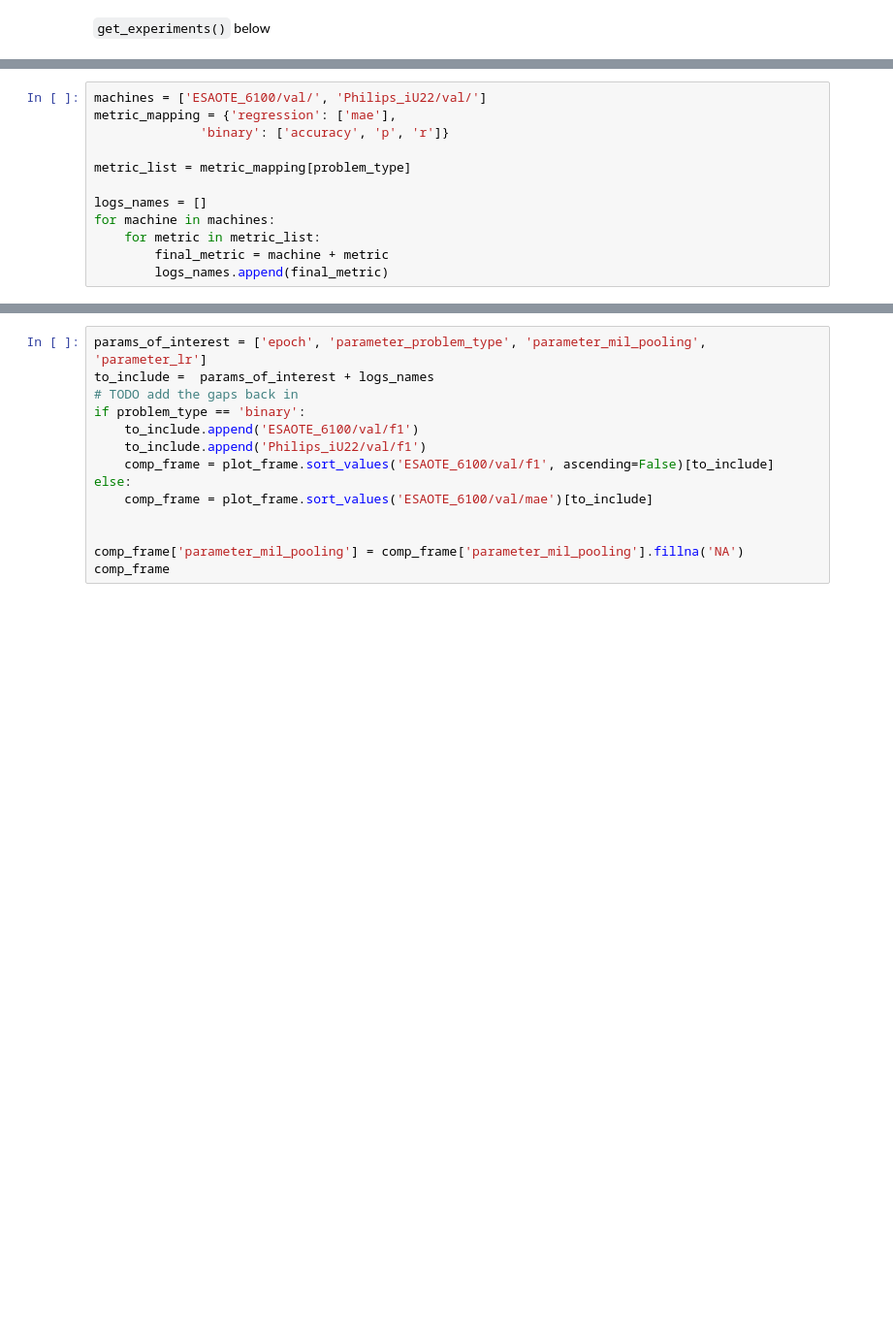
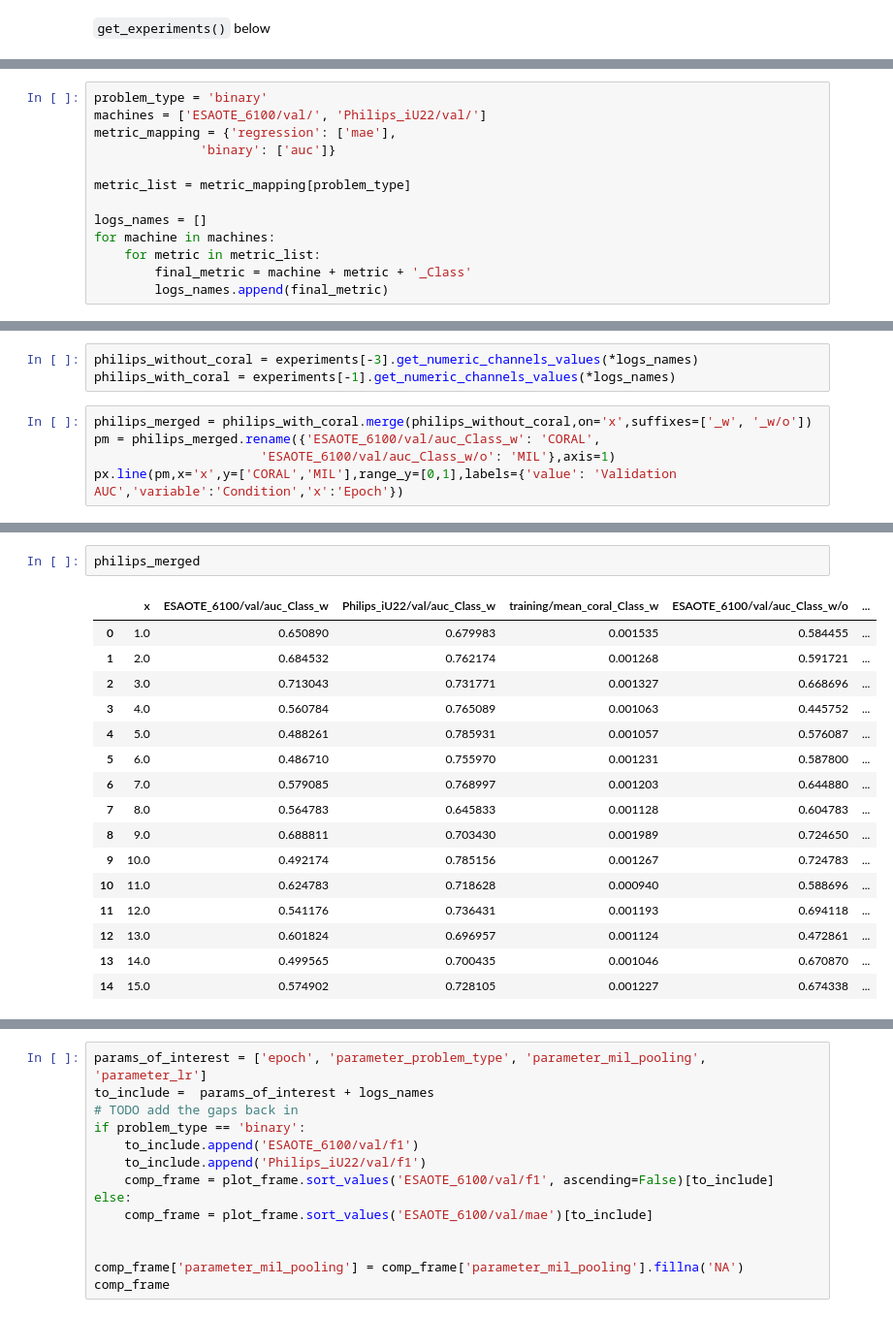
Before and after one commit to CreateRandom/muscle-ultrasound, a Jupyter notebook: notebooks/Experiments_analysis.ipynb, the cells around one changed output, grey strips where cells are left out. Shown at 97% size. Drawn from its saved outputs; the diff is of its cells as text; blank space fills up the shorter version.

```diff
--- a/notebooks/Experiments_analysis.ipynb
+++ b/notebooks/Experiments_analysis.ipynb
@@ -48,12 +49,13 @@ len(experiments)
 # %%
+problem_type = 'binary'
 machines = ['ESAOTE_6100/val/', 'Philips_iU22/val/']
 metric_mapping = {'regression': ['mae'],
-              'binary': ['accuracy', 'p', 'r']}
+              'binary': ['auc']}
 
 metric_list = metric_mapping[problem_type]
 
 logs_names = []
 for machine in machines:
     for metric in metric_list:
-        final_metric = machine + metric
+        final_metric = machine + metric + '_Class'
         logs_names.append(final_metric)
@@ -69,0 +109,8 @@ for experiment in experiments:
+# %%
+philips_without_coral = experiments[-3].get_numeric_channels_values(*logs_names)
+philips_with_coral = experiments[-1].get_numeric_channels_values(*logs_names)
+# %%
+philips_merged = philips_with_coral.merge(philips_without_coral,on='x',suffixes=['_w', '_w/o'])
+pm = philips_merged.rename({'ESAOTE_6100/val/auc_Class_w': 'CORAL',
+                      'ESAOTE_6100/val/auc_Class_w/o': 'MIL'},axis=1)
+px.line(pm,x='x',y=['CORAL','MIL'],range_y=[0,1],labels={'value': 'Validation AUC','variable':'Condition','x':'Epoch'})
@@ -69,0 +119,19 @@ for experiment in experiments:
+# %%
+philips_merged
+# %% [output]
+|  | x | ESAOTE_6100/val/auc_Class_w | Philips_iU22/val/auc_Class_w | training/mean_coral_Class_w | ESAOTE_6100/val/auc_Class_w/o | ... |
+| 0 | 1.0 | 0.650890 | 0.679983 | 0.001535 | 0.584455 | ... |
+| 1 | 2.0 | 0.684532 | 0.762174 | 0.001268 | 0.591721 | ... |
+| 2 | 3.0 | 0.713043 | 0.731771 | 0.001327 | 0.668696 | ... |
+| 3 | 4.0 | 0.560784 | 0.765089 | 0.001063 | 0.445752 | ... |
+| 4 | 5.0 | 0.488261 | 0.785931 | 0.001057 | 0.576087 | ... |
+| 5 | 6.0 | 0.486710 | 0.755970 | 0.001231 | 0.587800 | ... |
+| 6 | 7.0 | 0.579085 | 0.768997 | 0.001203 | 0.644880 | ... |
+| 7 | 8.0 | 0.564783 | 0.645833 | 0.001128 | 0.604783 | ... |
+| 8 | 9.0 | 0.688811 | 0.703430 | 0.001989 | 0.724650 | ... |
+| 9 | 10.0 | 0.492174 | 0.785156 | 0.001267 | 0.724783 | ... |
+| 10 | 11.0 | 0.624783 | 0.718628 | 0.000940 | 0.588696 | ... |
+| 11 | 12.0 | 0.541176 | 0.736431 | 0.001193 | 0.694118 | ... |
+| 12 | 13.0 | 0.601824 | 0.696957 | 0.001124 | 0.472861 | ... |
+| 13 | 14.0 | 0.499565 | 0.700435 | 0.001046 | 0.670870 | ... |
+| 14 | 15.0 | 0.574902 | 0.728105 | 0.001227 | 0.674338 | ... |
```
Also changed, not shown: parts of 20 cells of this notebook, 28 other files.
